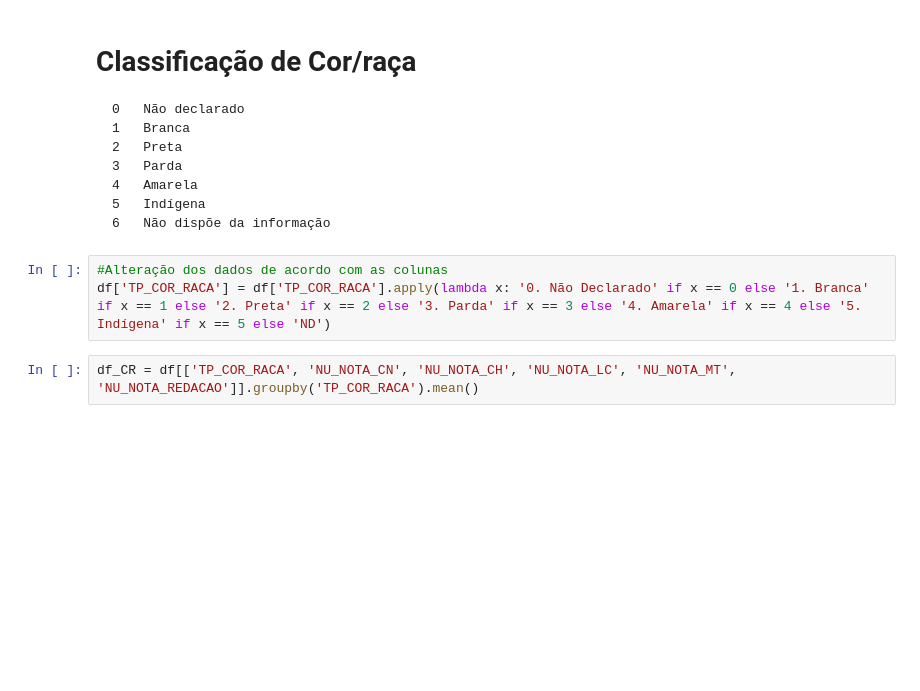
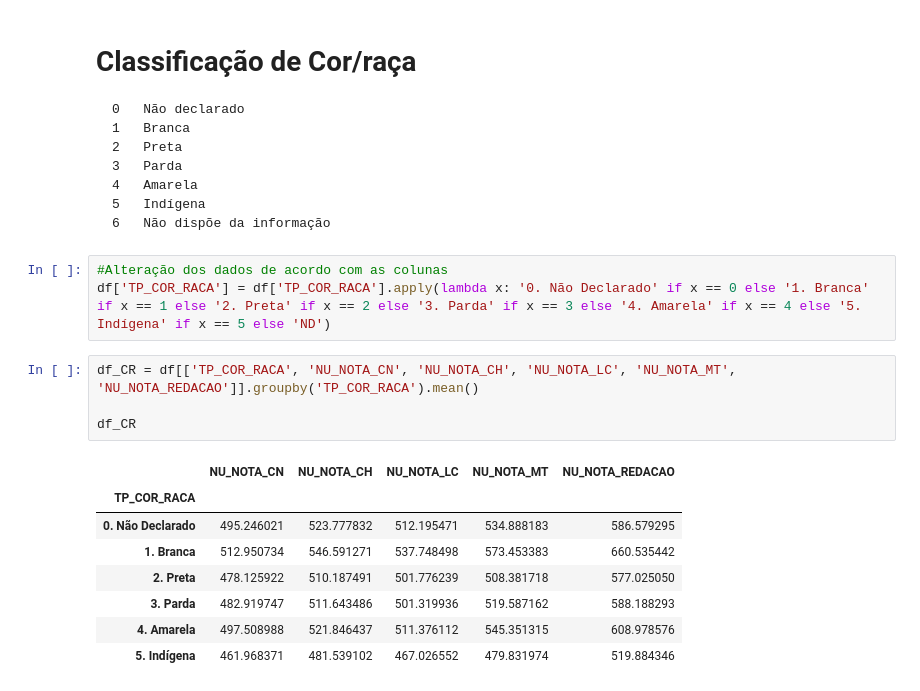
Before and after one commit to Medusa-85/analise_ENEM, a Jupyter notebook: analysis_2022/analysis_cor_raca/cor_raca_analysis.ipynb, the cells around one changed output. Saved outputs shown, nothing was run; the diff lists cells and outputs as text; blank space fills up the shorter version.

```diff
--- a/analysis_2022/analysis_cor_raca/cor_raca_analysis.ipynb
+++ b/analysis_2022/analysis_cor_raca/cor_raca_analysis.ipynb
@@ -37,3 +37,14 @@ memory usage: 981.3+ MB
 df['TP_COR_RACA'] = df['TP_COR_RACA'].apply(lambda x: '0. Não Declarado' if x == 0 else '1. Branca' if x == 1 else '2. Preta' if x == 2 else '3. Parda' if x == 3 else '4. Amarela' if x == 4 else '5. Indígena' if x == 5 else 'ND')
 # %%
 df_CR = df[['TP_COR_RACA', 'NU_NOTA_CN', 'NU_NOTA_CH', 'NU_NOTA_LC', 'NU_NOTA_MT', 'NU_NOTA_REDACAO']].groupby('TP_COR_RACA').mean()
+
+df_CR
+# %% [output]
+|  | NU_NOTA_CN | NU_NOTA_CH | NU_NOTA_LC | NU_NOTA_MT | NU_NOTA_REDACAO |
+| TP_COR_RACA |  |  |  |  |  |
+| 0. Não Declarado | 495.246021 | 523.777832 | 512.195471 | 534.888183 | 586.579295 |
+| 1. Branca | 512.950734 | 546.591271 | 537.748498 | 573.453383 | 660.535442 |
+| 2. Preta | 478.125922 | 510.187491 | 501.776239 | 508.381718 | 577.025050 |
+| 3. Parda | 482.919747 | 511.643486 | 501.319936 | 519.587162 | 588.188293 |
+| 4. Amarela | 497.508988 | 521.846437 | 511.376112 | 545.351315 | 608.978576 |
+| 5. Indígena | 461.968371 | 481.539102 | 467.026552 | 479.831974 | 519.884346 |
```
Also changed, not shown: parts of 6 cells of this notebook.
